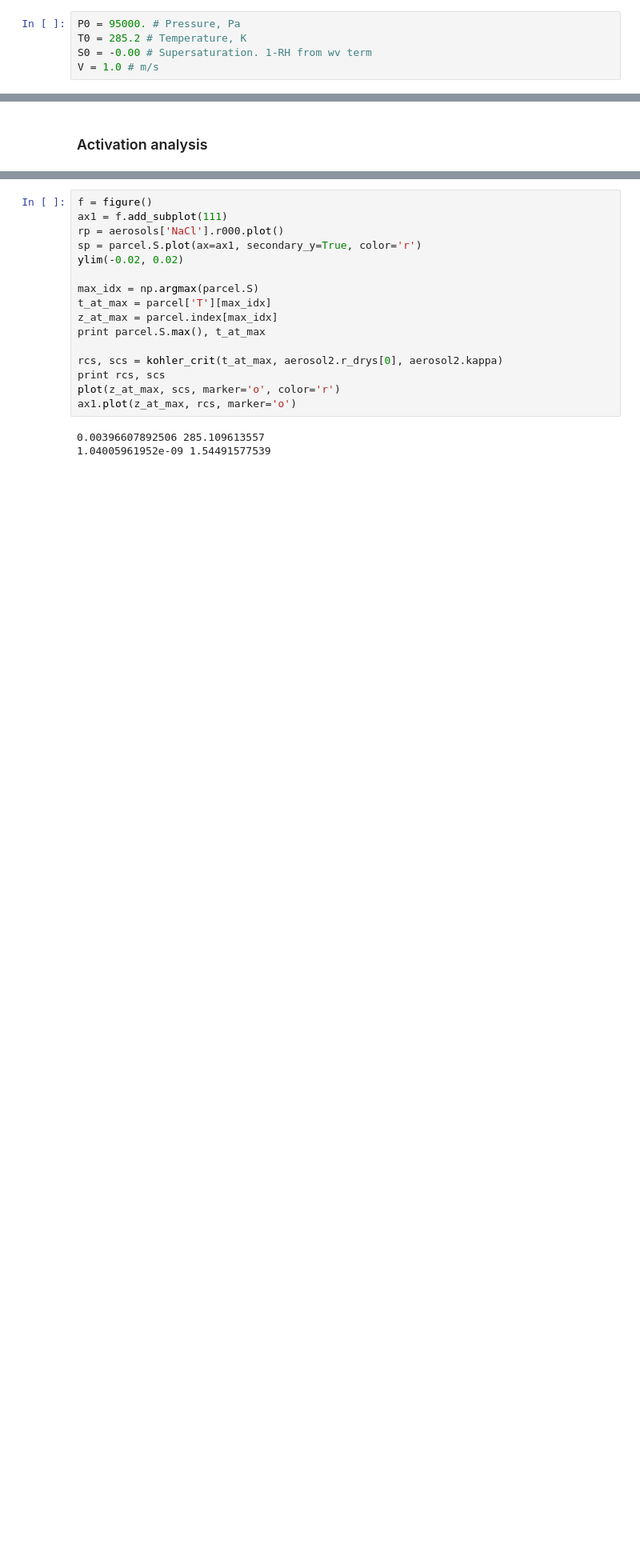
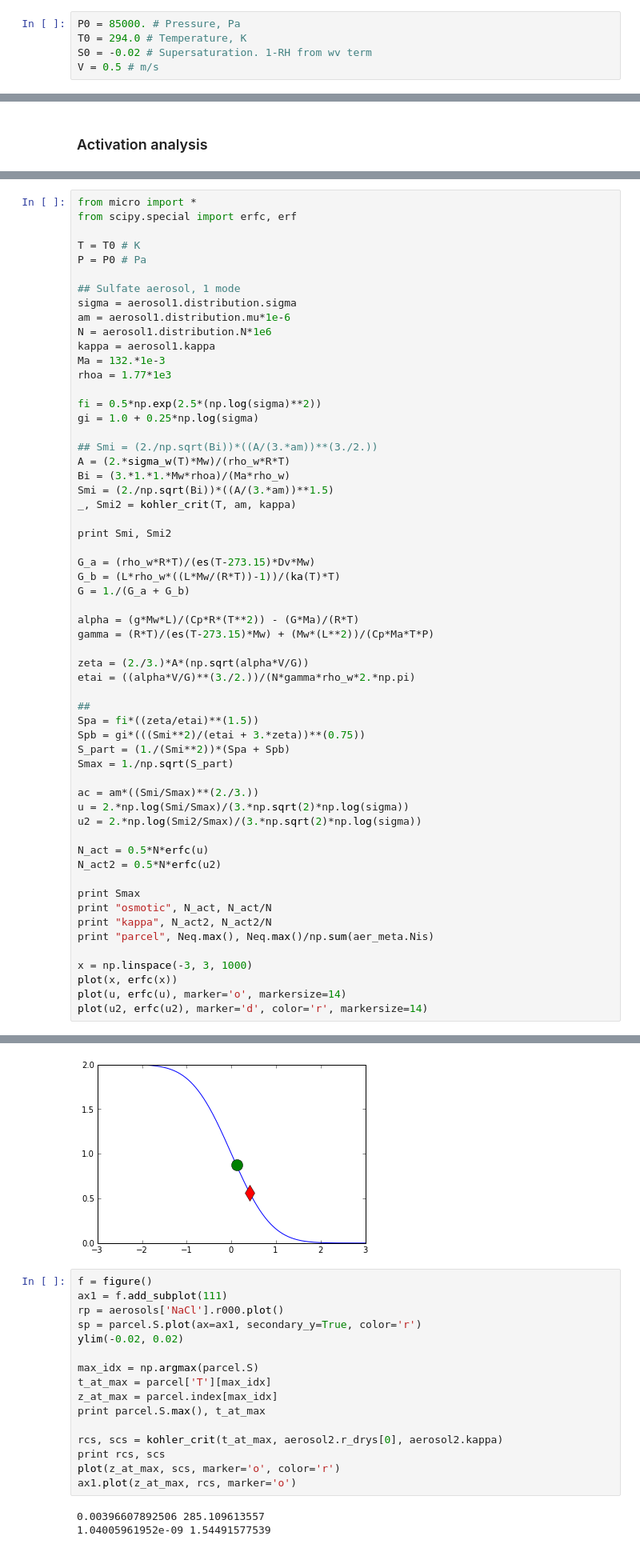
Before and after one commit to darothen/pyrcel, a Jupyter notebook: run_model.ipynb, the cells around one changed output, grey strips where cells are left out. Shown at 80% size. Drawn from its saved outputs; the diff is of its cells as text; blank space fills up the shorter version.

```diff
--- a/run_model.ipynb
+++ b/run_model.ipynb
@@ -8,10 +8,10 @@ import pandas
 # %% [markdown]
 #### Set the parcel's initial environmental conditions
 # %%
-P0 = 95000. # Pressure, Pa
-T0 = 285.2 # Temperature, K
-S0 = -0.00 # Supersaturation. 1-RH from wv term
-V = 1.0 # m/s
+P0 = 85000. # Pressure, Pa
+T0 = 294.0 # Temperature, K
+S0 = -0.02 # Supersaturation. 1-RH from wv term
+V = 0.5 # m/s
 # %% [markdown]
 #### Add aerosols to the parcel
 # %%
@@ -174,0 +176,59 @@ Alpha maximum: 1.00
+# %%
+from micro import *
+from scipy.special import erfc, erf
+
+T = T0 # K
+P = P0 # Pa
+
+## Sulfate aerosol, 1 mode
+sigma = aerosol1.distribution.sigma
+am = aerosol1.distribution.mu*1e-6
+N = aerosol1.distribution.N*1e6
+kappa = aerosol1.kappa
+Ma = 132.*1e-3
+rhoa = 1.77*1e3
+
+fi = 0.5*np.exp(2.5*(np.log(sigma)**2))
+gi = 1.0 + 0.25*np.log(sigma)
+
+## Smi = (2./np.sqrt(Bi))*((A/(3.*am))**(3./2.))
+A = (2.*sigma_w(T)*Mw)/(rho_w*R*T)
+Bi = (3.*1.*1.*Mw*rhoa)/(Ma*rho_w)
+Smi = (2./np.sqrt(Bi))*((A/(3.*am))**1.5)
+_, Smi2 = kohler_crit(T, am, kappa)
+
+print Smi, Smi2
+
+G_a = (rho_w*R*T)/(es(T-273.15)*Dv*Mw)
+G_b = (L*rho_w*((L*Mw/(R*T))-1))/(ka(T)*T)
+G = 1./(G_a + G_b)
+
+alpha = (g*Mw*L)/(Cp*R*(T**2)) - (G*Ma)/(R*T)
+gamma = (R*T)/(es(T-273.15)*Mw) + (Mw*(L**2))/(Cp*Ma*T*P)
+
+zeta = (2./3.)*A*(np.sqrt(alpha*V/G))
+etai = ((alpha*V/G)**(3./2.))/(N*gamma*rho_w*2.*np.pi)
+
+##
+Spa = fi*((zeta/etai)**(1.5))
+Spb = gi*(((Smi**2)/(etai + 3.*zeta))**(0.75))
+S_part = (1./(Smi**2))*(Spa + Spb)
+Smax = 1./np.sqrt(S_part)
+
+ac = am*((Smi/Smax)**(2./3.))
+u = 2.*np.log(Smi/Smax)/(3.*np.sqrt(2)*np.log(sigma))
+u2 = 2.*np.log(Smi2/Smax)/(3.*np.sqrt(2)*np.log(sigma))
+
+N_act = 0.5*N*erfc(u)
+N_act2 = 0.5*N*erfc(u2)
+
+print Smax
+print "osmotic", N_act, N_act/N
+print "kappa", N_act2, N_act2/N
+print "parcel", Neq.max(), Neq.max()/np.sum(aer_meta.Nis)
+
+x = np.linspace(-3, 3, 1000)
+plot(x, erfc(x))
+plot(u, erfc(u), marker='o', markersize=14)
+plot(u2, erfc(u2), marker='d', color='r', markersize=14)
+# %% [output]
@@ -175,3 +241,4 @@ Alpha maximum: 1.00
+[figure, added]
 # %%
 f = figure()
 ax1 = f.add_subplot(111)
```
Also changed, not shown: parts of 4 cells of this notebook, 4 other files.
